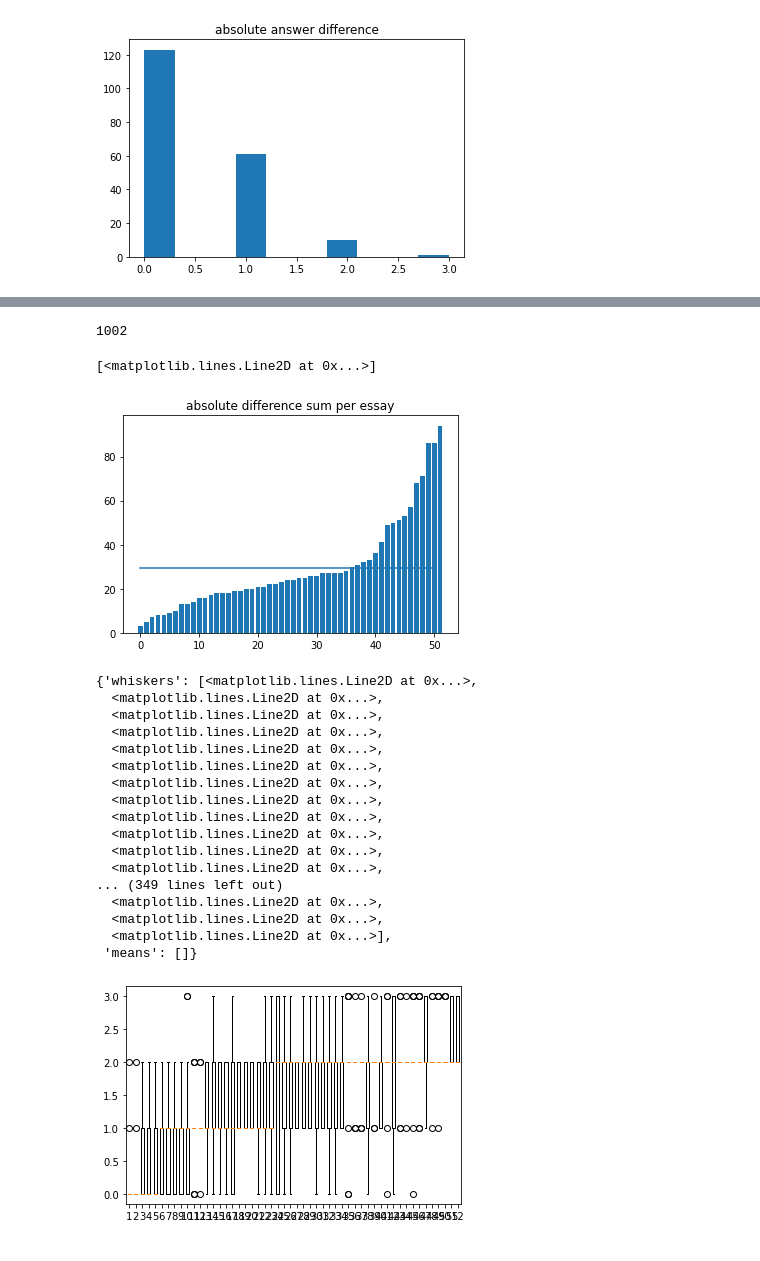
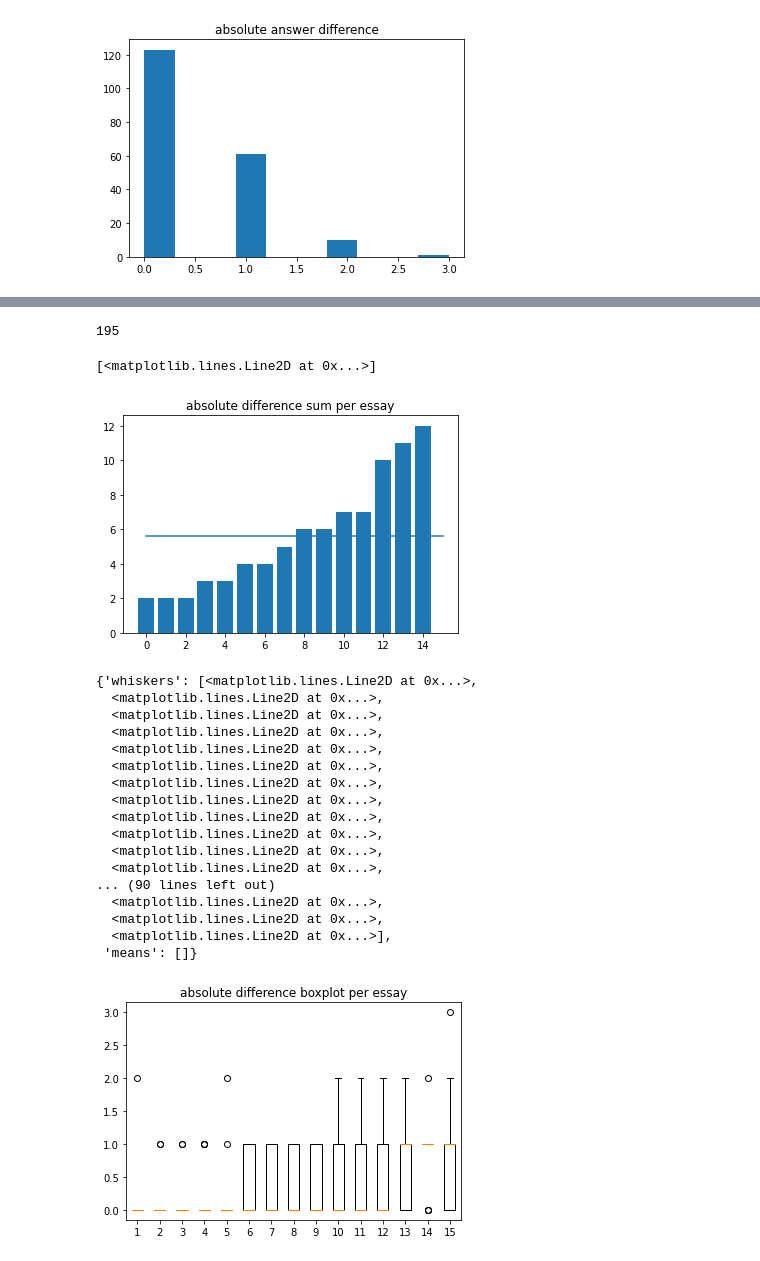
Before and after one commit to bashFish/markmywork, a Jupyter notebook: evaluate_results.ipynb, the cells around one changed output, grey strips where cells are left out. Drawn from its saved outputs; the diff is of its cells as text; code cells hidden in the pictures.

```diff
--- a/evaluate_results.ipynb
+++ b/evaluate_results.ipynb
@@ -23,3 +3,7 @@ FileNotFoundError: [Errno 2] No such file or directory: 'answer_dump_ft_ada.pckl
+# %%
+all_essays, all_questions, all_answers = load_results('data/evaluations/run_3_ft_ada')
+# %%
+marked_essays, filtered_marked_essays, questions = parse_annotations()
 # %%
 essay_str_list = [int(e[0][:-5][-2:]) for e in all_essays]
 # %%
@@ -46,12 +30,10 @@ all_answers
 all_parsed_answers = []
 for a in all_answers:
     essat_id = essay_str_list[a[0]]
-    #print('hi', essat_id)
-    #print(a[1],all_questions[a[1]])
-    #print(marked_essays[marked_essays['essay id']==essat_id].iloc[0][1+a[1]], a[3]['choices'][0]['text'])
-    all_parsed_answers.append((a[0],a[1],int(marked_essays[marked_essays['essay id']==essat_id].iloc[0][1+a[1]]), int(a[3]['choices'][0]['text'][:2])))
-    #print(essat_id, marked_essays[marked_essays['essay id']==essat_id][0])
-    #break
+
+    all_parsed_answers.append((a[0],a[1],
+                               int(marked_essays[marked_essays['essay id']==essat_id].iloc[0][1+a[1]]),
+                               int(a[3]['choices'][0]['text'][:2])))
 # %%
 differences = [abs(a[-2]-a[-1]) for a in all_parsed_answers]
 # %%
@@ -65,7 +47,7 @@ plt.hist(differences)
  <BarContainer object of 10 artists>)
 [figure]
 # %%
-accumulated_variances_essays_list = {k:[] for k in range(52)}
+accumulated_variances_essays_list = {k:[] for k in range(len(set([a[0] for a in all_parsed_answers])))}
 for a in all_parsed_answers:
     accumulated_variances_essays_list[a[0]].append(abs(a[-2]-a[-1]))
 # %%
@@ -80,35 +62,36 @@ plt.hist([int(a[3]['choices'][0]['text'][:2]) for a in all_answers])
 # %%
 len(all_answers)
 # %% [output]
-1002
+195
 # %%
 plt.title('absolute difference sum per essay')
-plt.bar(list(range(52)), sorted([sum(a) for a in accumulated_variances_essays_list.values()]))
-plt.plot([0,50],[np.average([sum(a) for a in accumulated_variances_essays_list.values()])]*2)
+plt.bar(list(range(len(accumulated_variances_essays_list))), sorted([sum(a) for a in accumulated_variances_essays_list.values()]))
+plt.plot([0,len(accumulated_variances_essays_list)],[np.average([sum(a) for a in accumulated_variances_essays_list.values()])]*2)
 # %% [output]
 [<matplotlib.lines.Line2D at 0x...>]
-[figure, old version]
+[figure, new version]
 # %%
 sorted_sum_list = sorted(enumerate([sum(a) for a in accumulated_variances_essays_list.values()]), key = lambda x: x[1])
 # %%
+plt.title('absolute difference boxplot per essay')
 plt.boxplot([list(accumulated_variances_essays_list.values())[s[0]] for s in sorted_sum_list])
 # %% [output]
 {'whiskers': [<matplotlib.lines.Line2D at 0x...>,
   <matplotlib.lines.Line2D at 0x...>,
   <matplotlib.lines.Line2D at 0x...>,
   <matplotlib.lines.Line2D at 0x...>,
   <matplotlib.lines.Line2D at 0x...>,
   <matplotlib.lines.Line2D at 0x...>,
   <matplotlib.lines.Line2D at 0x...>,
   <matplotlib.lines.Line2D at 0x...>,
   <matplotlib.lines.Line2D at 0x...>,
   <matplotlib.lines.Line2D at 0x...>,
   <matplotlib.lines.Line2D at 0x...>,
   <matplotlib.lines.Line2D at 0x...>,
-... (349 lines left out)
+... (90 lines left out)
   <matplotlib.lines.Line2D at 0x...>,
   <matplotlib.lines.Line2D at 0x...>,
   <matplotlib.lines.Line2D at 0x...>],
  'means': []}
-[figure, old version]
+[figure, new version]
 # %%
```
Also changed, not shown: parts of 8 cells of this notebook.
